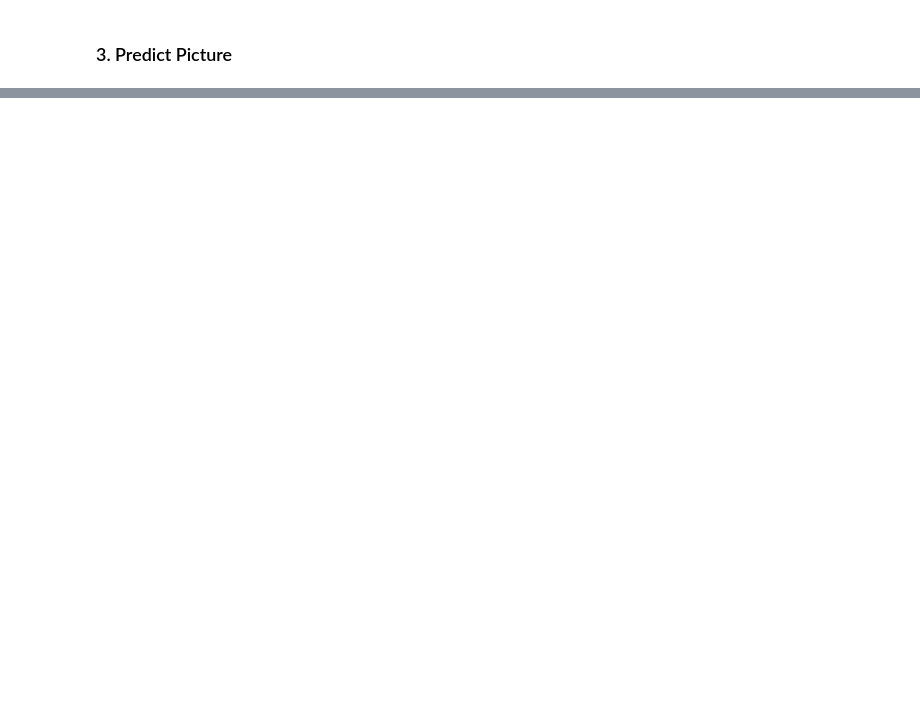
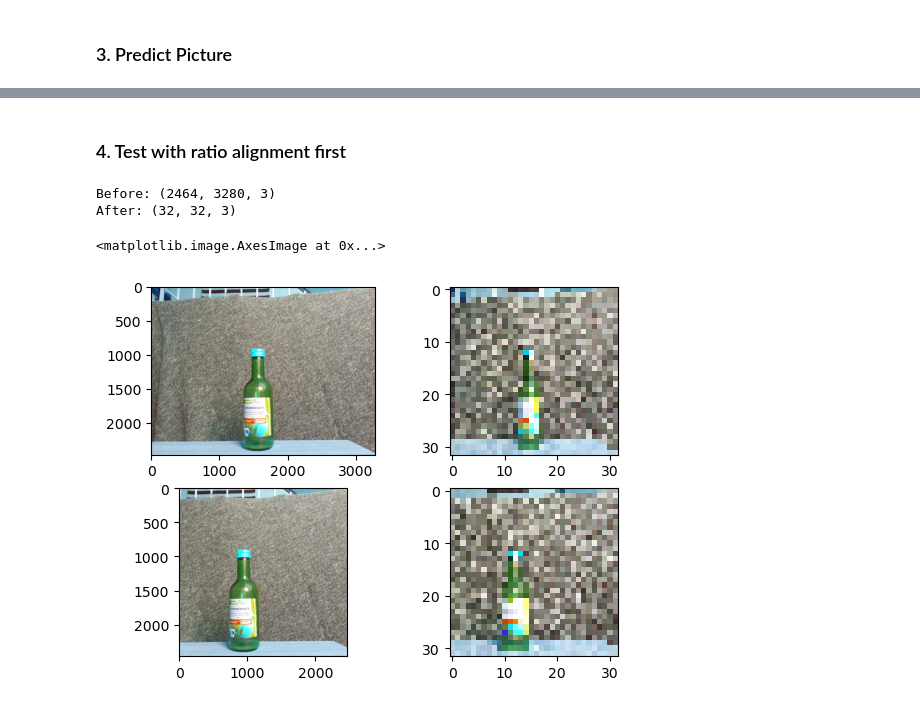
Before and after one commit to Sofie273/bvbv-rbp, a Jupyter notebook: test_image_processing.ipynb, the cells around one changed output, grey strips where cells are left out. Drawn from its saved outputs; the diff is of its cells as text; code cells hidden in the pictures; blank space fills up the shorter version.

```diff
--- a/test_image_processing.ipynb
+++ b/test_image_processing.ipynb
@@ -87 +87,32 @@ Predicted: 0 with confidence 0.3993355631828308
 I am not confident
+# %% [markdown]
+### 4. Test with ratio alignment first
+# %%
+img = cv2.imread(f"beispiele/GPIO23_2024-07-14-09-09-13.510959.jpg")
+
+print("Before:", img.shape)
+
+height = img.shape[0]
+
+cutoff = height // 4
+#img = cv2.cr
+img_resized = cv2.resize(img, (32, 32))
+
+img_cropped = img[0:height, cutoff:height+cutoff]
+img_cropped_resized = cv2.resize(img_cropped, (32, 32))
+
+print("After:",img_resized.shape)
+# %% [output]
+Before: (2464, 3280, 3)
+After: (32, 32, 3)
+# %%
+fig, ax = plt.subplots(2,2)
+
+ax[0,0].imshow(img)
+ax[0,1].imshow(img_resized)
+
+ax[1,0].imshow(img_cropped)
+ax[1,1].imshow(img_cropped_resized)
+# %% [output]
+<matplotlib.image.AxesImage at 0x...>
+[figure, added]
```
Also changed, not shown: parts of 2 cells of this notebook, 2 other files.
